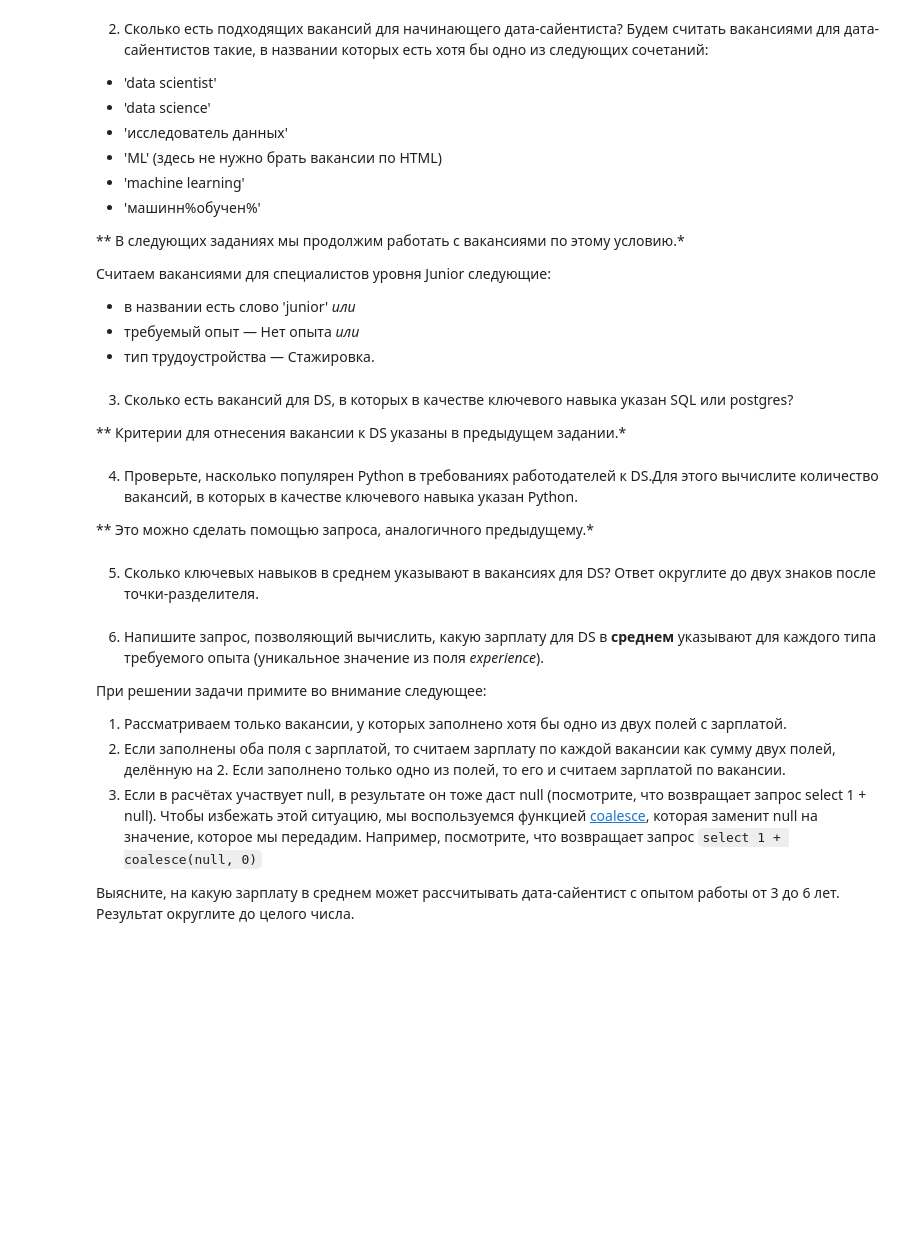
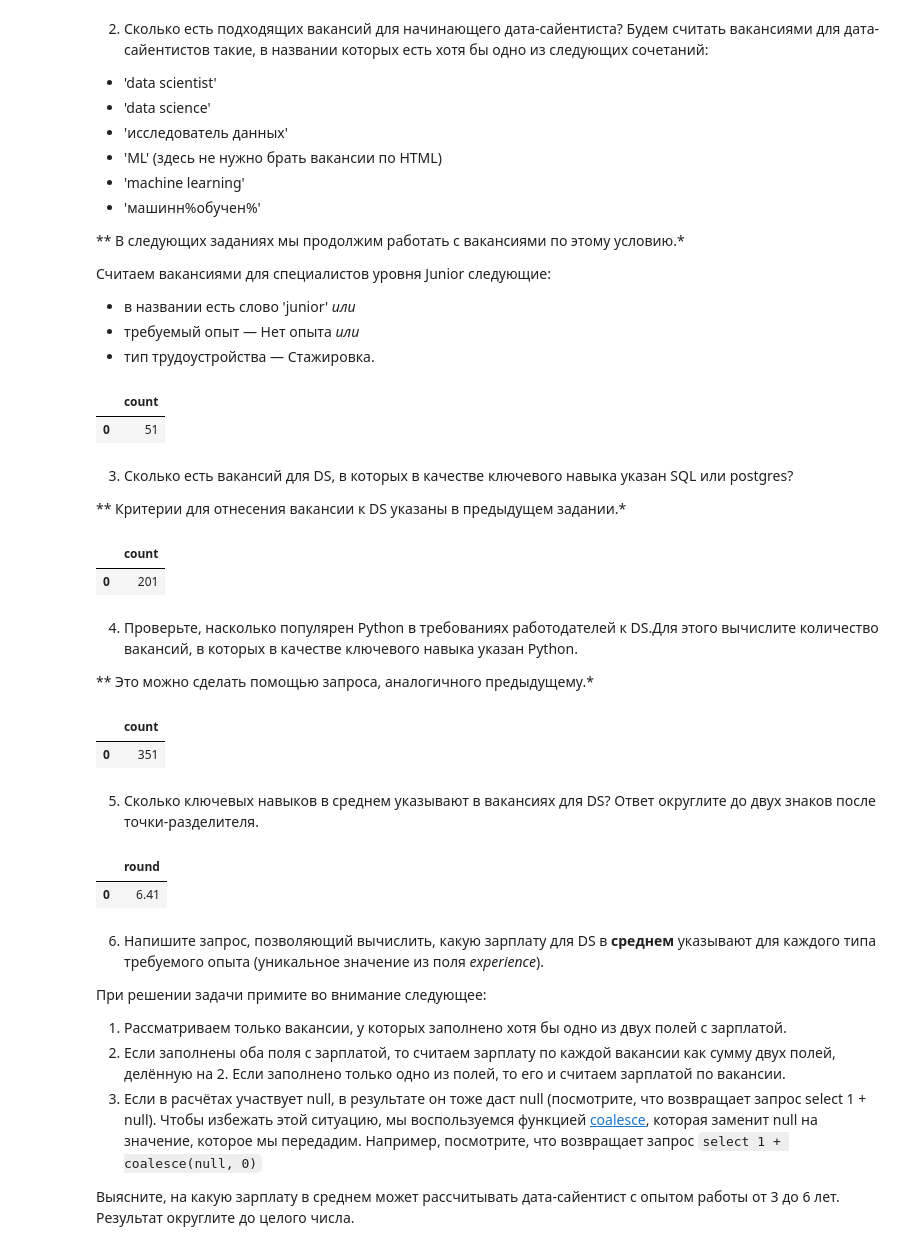
Before and after one commit to merrysam/Study, a Jupyter notebook: Project_2_sql/Project_2_Ноутбук_шаблон.ipynb, the cells around one changed output. Drawn from its saved outputs; the diff is of its cells as text; code cells hidden in the pictures; blank space fills up the shorter version.

```diff
--- a/Project_2_sql/Project_2_Ноутбук_шаблон.ipynb
+++ b/Project_2_sql/Project_2_Ноутбук_шаблон.ipynb
@@ -407,8 +399,32 @@ df
 * тип трудоустройства — Стажировка.
 # %%
 # текст запроса
+query_6_2 = f'''
+            with ds as(
+                select *
+                from vacancies
+                where
+                    lower(name) like '%data scientist%' or
+                    lower(name) like '%data science%' or
+                    lower(name) like '%исследователь данных%' or
+                    lower(name) like '%machine learning%' or
+                    lower(name) like '%машинн%обучен%%' or
+                    (name like '%ML%' and lower(name) not like '%html%')
+            )
+            select count(*)
+            from ds
+            where
+                lower(name) like '%junior%' or
+                experience = 'Нет опыта' or
+                employment = 'Стажировка'
+        '''
 # %%
 # результат запроса
+df = pd.read_sql_query(query_6_2, connection)
+df
+# %% [output]
+|  | count |
+| 0 | 51 |
 # %% [markdown]
 3. Сколько есть вакансий для DS, в которых в качестве ключевого навыка указан SQL или postgres?
 
@@ -418,5 +452,10 @@ df
 # %%
 # результат запроса
+df = pd.read_sql_query(query_6_3, connection)
+df
+# %% [output]
+|  | count |
+| 0 | 201 |
 # %% [markdown]
 4. Проверьте, насколько популярен Python в требованиях работодателей к DS.Для этого вычислите количество вакансий, в которых в качестве ключевого навыка указан Python.
 
@@ -426,5 +482,10 @@ df
 # %%
 # результат запроса
+df = pd.read_sql_query(query_6_4, connection)
+df
+# %% [output]
+|  | count |
+| 0 | 351 |
 # %% [markdown]
 5. Сколько ключевых навыков в среднем указывают в вакансиях для DS?
 Ответ округлите до двух знаков после точки-разделителя.
@@ -433,5 +510,10 @@ df
 # %%
 # результат запроса
+df = pd.read_sql_query(query_6_5, connection)
+df
+# %% [output]
+|  | round |
+| 0 | 6.41 |
 # %% [markdown]
 6. Напишите запрос, позволяющий вычислить, какую зарплату для DS в **среднем** указывают для каждого типа требуемого опыта (уникальное значение из поля *experience*).
 
```
Also changed, not shown: parts of 12 cells of this notebook.
